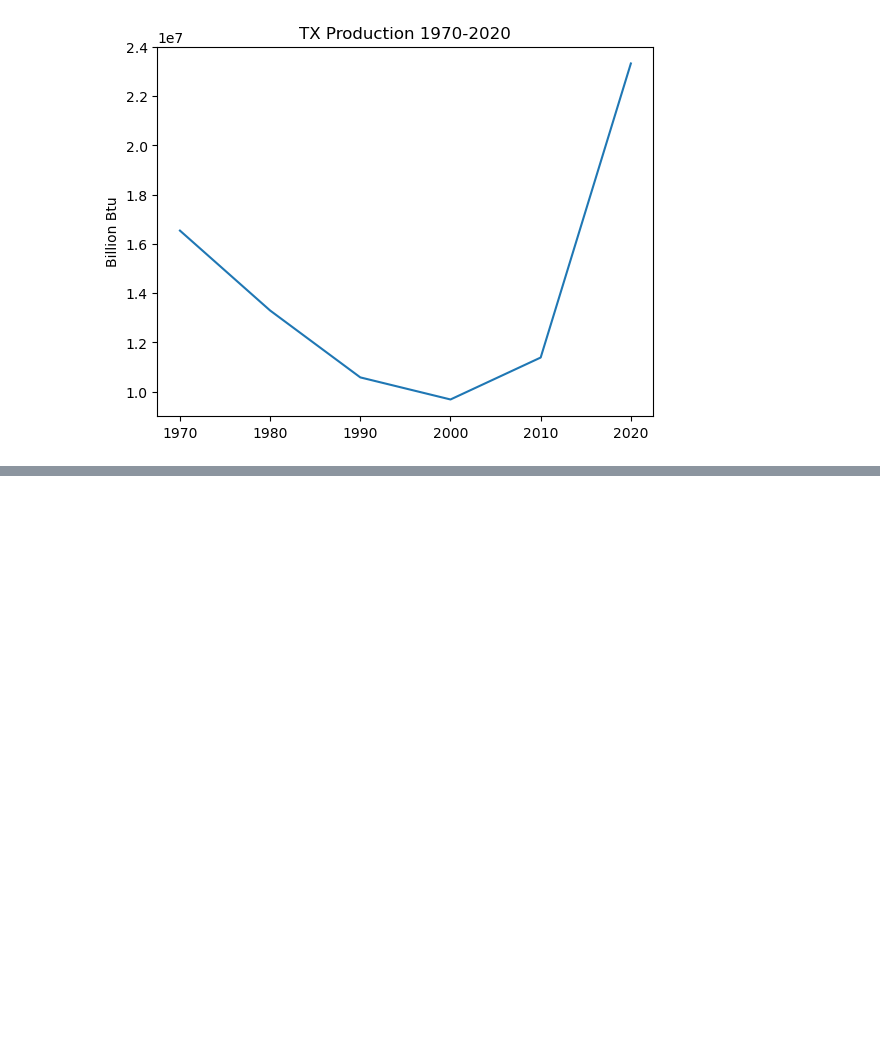
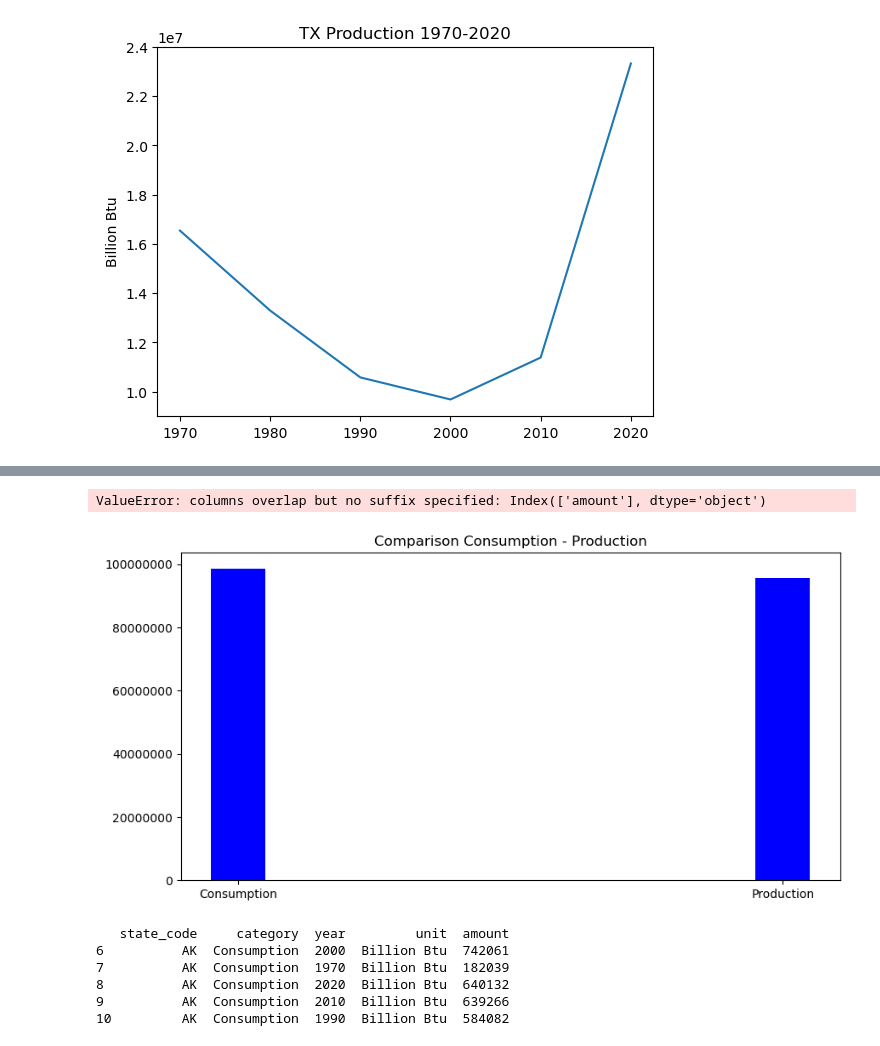
Before and after one commit to lawrence-haggerty/haggerty_energy_gdp_capstone, a Jupyter notebook: notebooks/haggerty_energy_gdp_capstone.ipynb, the cells around one changed output, grey strips where cells are left out. Saved outputs shown, nothing was run; the diff lists cells and outputs as text; code cells hidden in the pictures; blank space fills up the shorter version.

```diff
--- a/notebooks/haggerty_energy_gdp_capstone.ipynb
+++ b/notebooks/haggerty_energy_gdp_capstone.ipynb
@@ -262,0 +280,27 @@ plt.show()
+# %%
+dataset = fact_table_df.loc[(fact_table_df['category'] == 'Consumption')]
+dataset_1 = fact_table_df.loc[(fact_table_df['category'] == 'Production')]
+##dataset_1 = dataset_1.rename(columns={'amount' : 'amount_1'})
+numbers = dataset_1['amount']
+dataset['amount_1'] = dataset.join(numbers)
+print(dataset.head())
+# %% [output]
+ValueError: columns overlap but no suffix specified: Index(['amount'], dtype='object')
+# %%
+dataset = fact_table_df.loc[(fact_table_df['category'] == 'Consumption') | (fact_table_df['category'] == 'Production')]
+plt.figure(figsize = (10, 5))
+plt.ticklabel_format(style='plain')
+plt.bar(dataset.category,dataset.amount, color ='blue', width = 0.1)
+plt.title('Comparison Consumption - Production')
+plt.show()
+# %% [output]
+[figure, added]
+# %%
+print(dataset.head(5))
+# %% [output]
+   state_code     category  year         unit  amount
+6          AK  Consumption  2000  Billion Btu  742061
+7          AK  Consumption  1970  Billion Btu  182039
+8          AK  Consumption  2020  Billion Btu  640132
+9          AK  Consumption  2010  Billion Btu  639266
+10         AK  Consumption  1990  Billion Btu  584082
```
Also changed, not shown: parts of 4 cells of this notebook.
